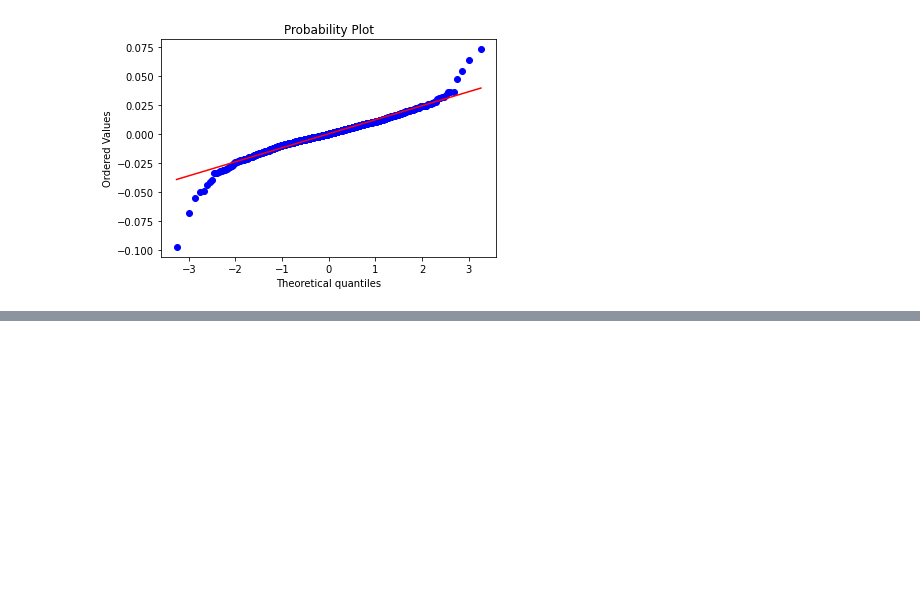
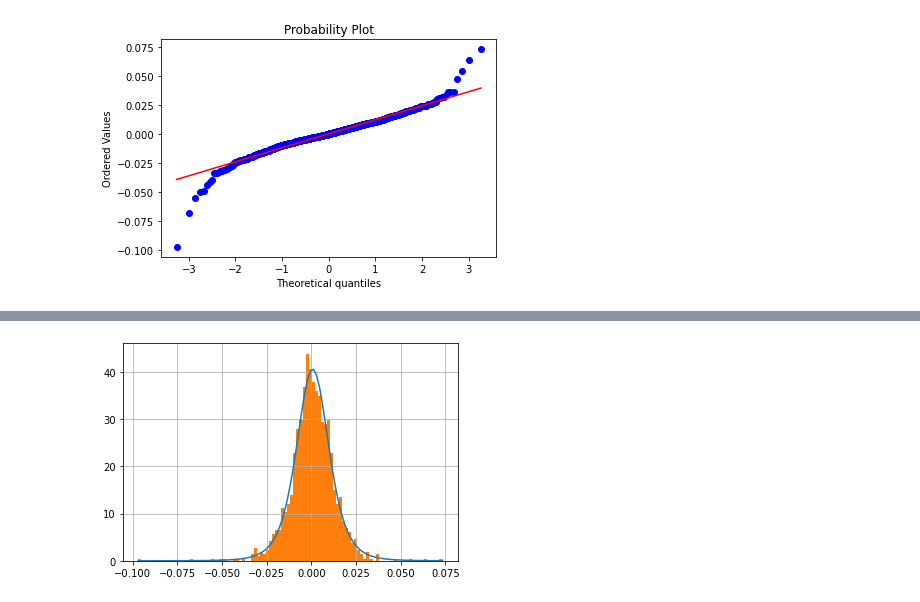
Before and after one commit to tohidabedini/deep-learning-courses, a Jupyter notebook: 04-Udemy - Financial/02-Financial basics/2.11-Financial Data Statistics.ipynb, the cells around one changed output, grey strips where cells are left out. Cells and saved outputs as stored; diff of their text form; code cells hidden in the pictures; blank space fills up the shorter version.

```diff
--- a/04-Udemy - Financial/02-Financial basics/2.11-Financial Data Statistics.ipynb
+++ b/04-Udemy - Financial/02-Financial basics/2.11-Financial Data Statistics.ipynb
@@ -114,0 +151,11 @@ probplot(sbux['log_return'].dropna(), dist='norm', fit=True, plot=plt);
+# %%
+params_log = t.fit(sbux['log_return'].dropna())
+# %%
+df_log, loc_log, scale_log = params_log
+# %%
+y_list_log = t.pdf(x_list_log, df_log, loc_log, scale_log)
+# %%
+plt.plot(x_list_log, y_list_log);
+sbux['log_return'].hist(bins=100,density=True);
+# %% [output]
+[figure, added]
```
Also changed, not shown: parts of 19 cells of this notebook.
